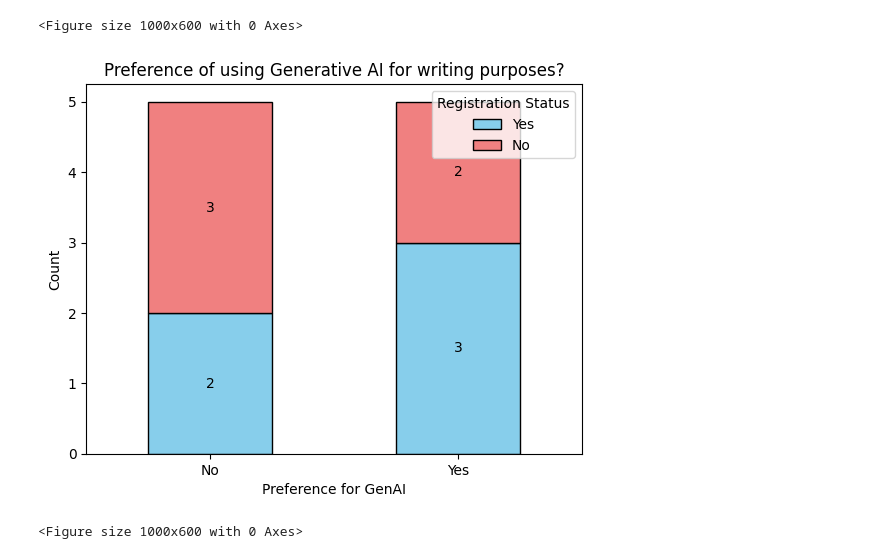
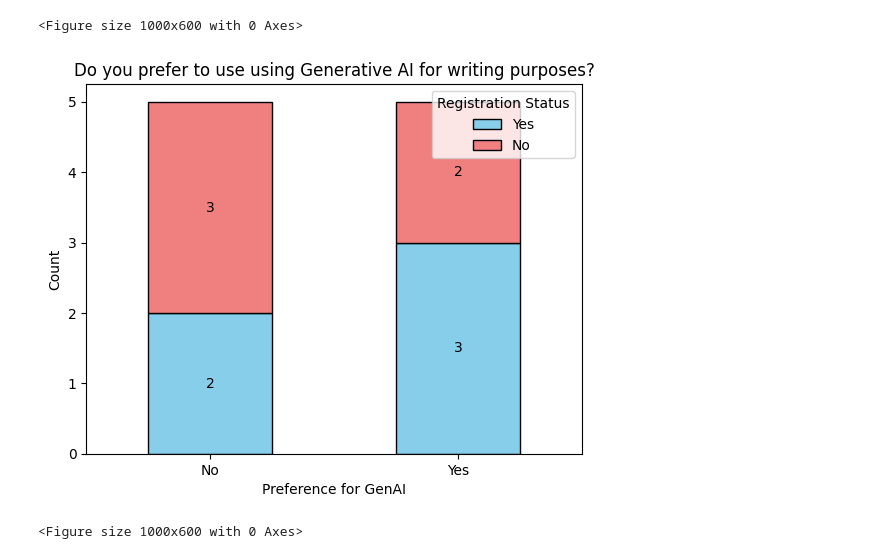
Before and after one commit to JihunKimCode/Public-Facing-Project, a Jupyter notebook: graph.ipynb, the cells around one changed output. Cells and saved outputs as stored; diff of their text form; code cells hidden in the pictures.

Commit message:
graph update

```diff
--- a/graph.ipynb
+++ b/graph.ipynb
@@ -6,32 +6,32 @@ df = pd.read_excel(file_path)
 # %%
 import matplotlib.pyplot as plt
 
 # Extract relevant data
 grouped_data = df.groupby(['1. Do you prefer to use Generative AI (GenAI) for writing purposes in either academic or non-academic?', '0. Are you registered in either ENGL 355 or ENGL 357?']).size().unstack()
 
 # Reverse the order of columns
 grouped_data = grouped_data[['Yes', 'No']]
 
 # Plot stacked bar chart
 plt.figure(figsize=(10, 6))
 ax = grouped_data.plot(kind='bar', stacked=True, color=['skyblue', 'lightcoral'], edgecolor='black')
 
-plt.title('Preference of using Generative AI for writing purposes?')
+plt.title('Do you prefer to use using Generative AI for writing purposes?')
 plt.xlabel('Preference for GenAI')
 plt.ylabel('Count')
 plt.xticks(rotation=0)
 plt.legend(title='Registration Status', labels=['Yes', 'No'], loc='upper right')
 
 # Add data labels
 for p in ax.patches:
     width, height = p.get_width(), p.get_height()
     x, y = p.get_xy()
     ax.annotate(f'{int(height)}', (x + width/2, y + height/2), ha='center', va='center')
 
 plt.show()
 # %% [output]
 <Figure size 1000x600 with 0 Axes>
-[figure, old version]
+[figure, new version]
 # %%
 import matplotlib.pyplot as plt
 from matplotlib.patches import Patch
```
Also changed, not shown: parts of 3 cells of this notebook, 1 other file.
